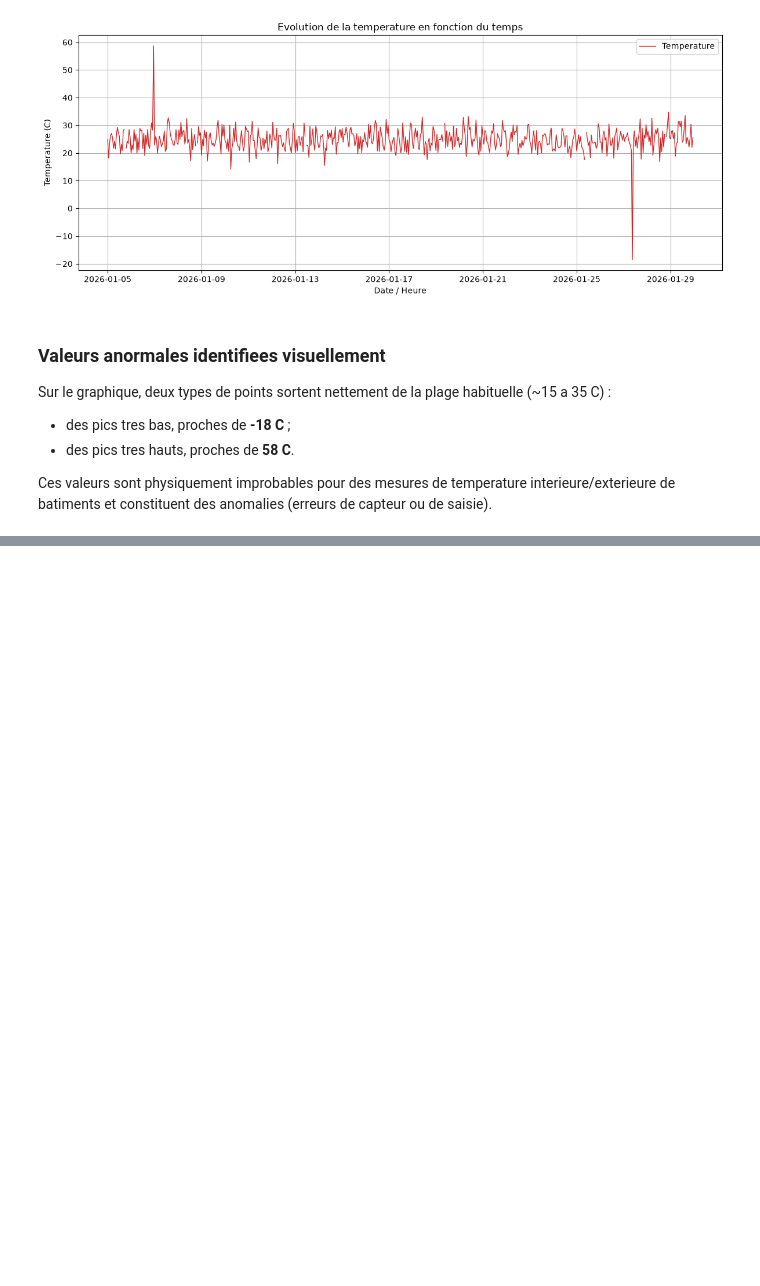
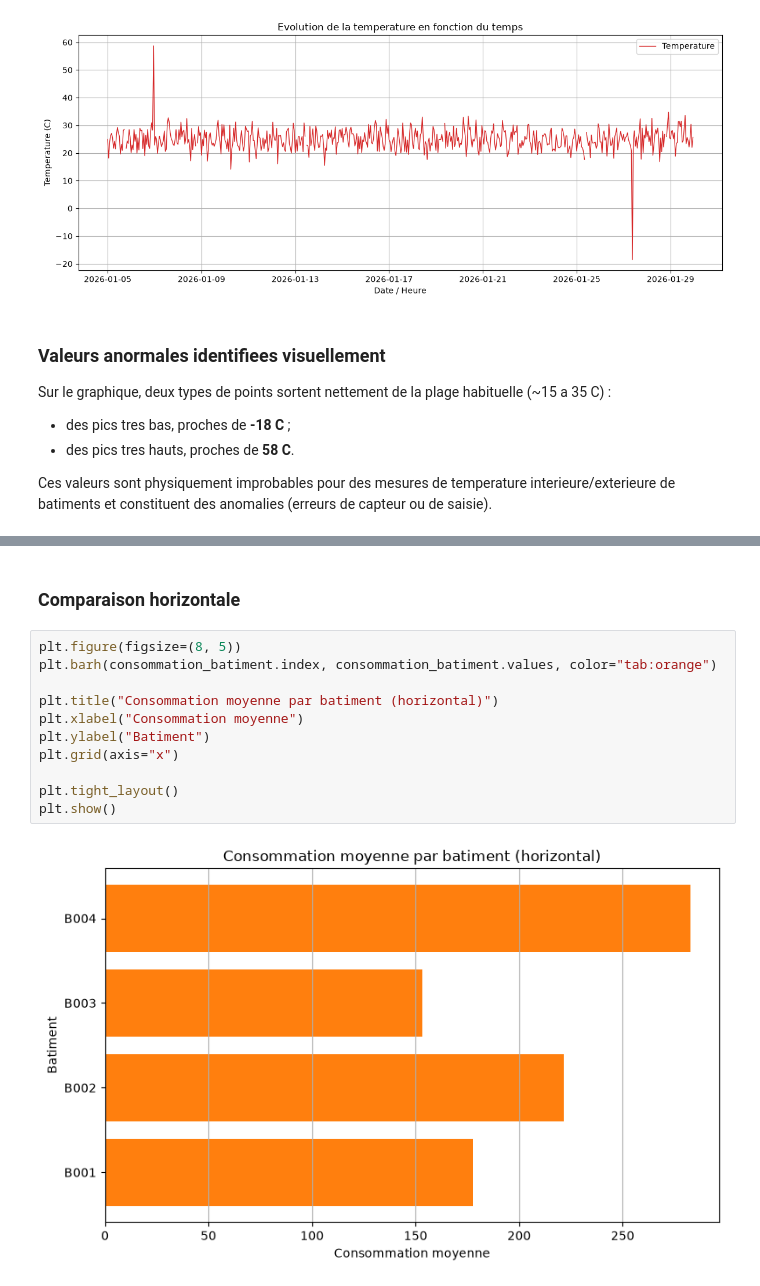
Before and after one commit to maigadems/atelier_matplotlib_iot, a Jupyter notebook: notebooks/atelier_matplotlib_iot.ipynb, the cells around one changed output, grey strips where cells are left out. Cells and saved outputs as stored; diff of their text form; blank space fills up the shorter version.

```diff
--- a/notebooks/atelier_matplotlib_iot.ipynb
+++ b/notebooks/atelier_matplotlib_iot.ipynb
@@ -51,0 +79,15 @@ Ces valeurs sont physiquement improbables pour des mesures de temperature interi
+# %% [markdown]
+### Comparaison horizontale
+# %%
+plt.figure(figsize=(8, 5))
+plt.barh(consommation_batiment.index, consommation_batiment.values, color="tab:orange")
+
+plt.title("Consommation moyenne par batiment (horizontal)")
+plt.xlabel("Consommation moyenne")
+plt.ylabel("Batiment")
+plt.grid(axis="x")
+
+plt.tight_layout()
+plt.show()
+# %% [output]
+[figure, added]
```
Also changed, not shown: parts of 5 cells of this notebook, 1 other file.
